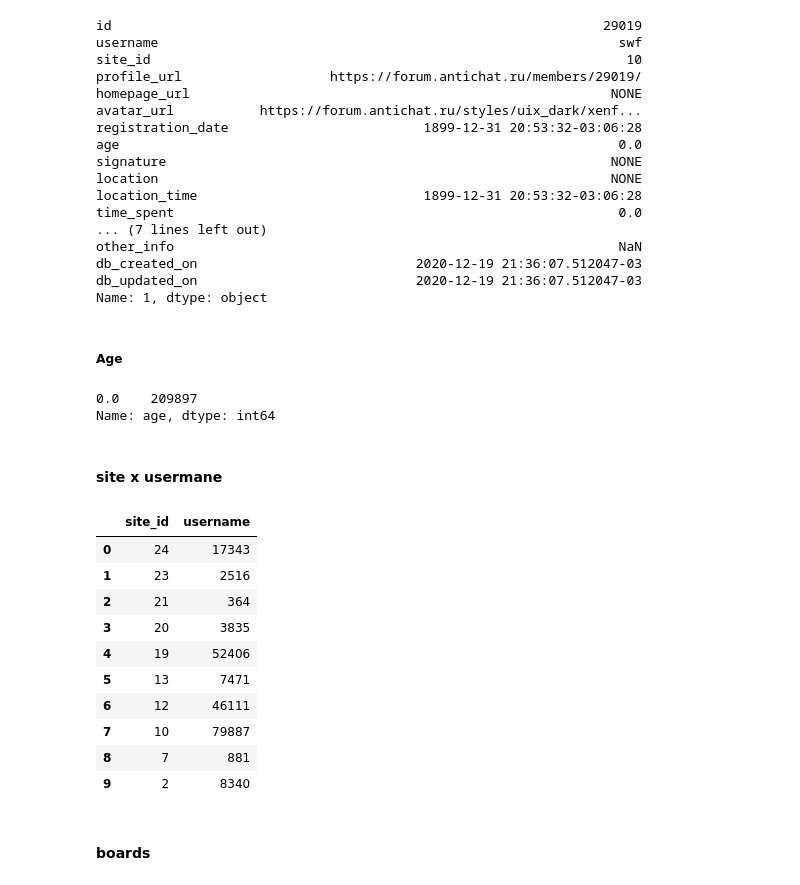
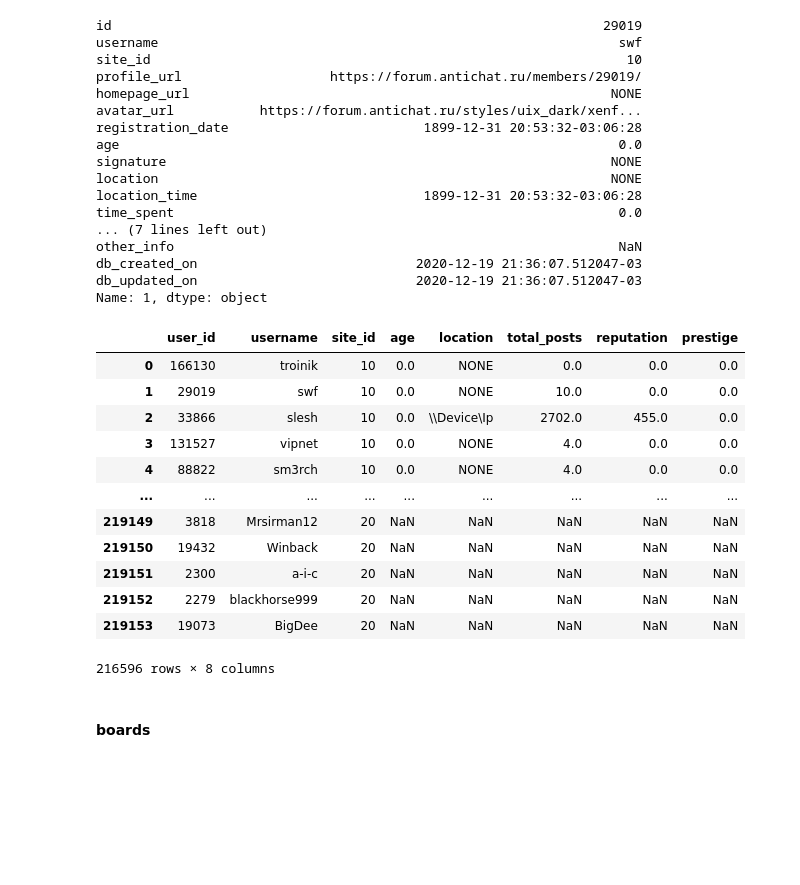
Before and after one commit to fmorenovr/crimepy, a Jupyter notebook: notebooks/3_DB_Exploration.ipynb, the cells around one changed output. Drawn from its saved outputs; the diff is of its cells as text; code cells hidden in the pictures; blank space fills up the shorter version.

```diff
--- a/notebooks/3_DB_Exploration.ipynb
+++ b/notebooks/3_DB_Exploration.ipynb
@@ -52,36 +52,25 @@ other_info                                                         NaN
 db_created_on                            2020-12-19 21:36:07.512047-03
 db_updated_on                            2020-12-19 21:36:07.512047-03
 Name: 1, dtype: object
-# %% [markdown]
-##### Age
-# %%
-members_df["age"].value_counts()
-# %% [output]
-0.0    209897
-Name: age, dtype: int64
-# %% [markdown]
-#### site x usermane
-# %%
-site_users_df = pd.pivot_table(members_df,
-                 index=["site_id"],
-                 values=["username"],
-                 aggfunc={
-                     "username":len
-                 }
-                ).sort_values(by="site_id", ascending=False).reset_index(level=0)
-site_users_df
-# %% [output]
-|  | site_id | username |
-| 0 | 24 | 17343 |
-| 1 | 23 | 2516 |
-| 2 | 21 | 364 |
-| 3 | 20 | 3835 |
-| 4 | 19 | 52406 |
-| 5 | 13 | 7471 |
-| 6 | 12 | 46111 |
-| 7 | 10 | 79887 |
-| 8 | 7 | 881 |
-| 9 | 2 | 8340 |
+# %%
+members_df = members_df[["id", "username", "site_id", "age", "location", "total_posts", "reputation", "prestige"]].copy().drop_duplicates()
+members_df = members_df[ (members_df["username"].str.lower()!="none") & (~members_df["username"].isna()) ].copy().drop_duplicates()
+members_df.rename(columns={"id":"user_id"}, inplace=True)
+members_df
+# %% [output]
+|  | user_id | username | site_id | age | location | total_posts | reputation | prestige |
+| 0 | 166130 | troinik | 10 | 0.0 | NONE | 0.0 | 0.0 | 0.0 |
+| 1 | 29019 | swf | 10 | 0.0 | NONE | 10.0 | 0.0 | 0.0 |
+| 2 | 33866 | slesh | 10 | 0.0 | \\Device\Ip | 2702.0 | 455.0 | 0.0 |
+| 3 | 131527 | vipnet | 10 | 0.0 | NONE | 4.0 | 0.0 | 0.0 |
+| 4 | 88822 | sm3rch | 10 | 0.0 | NONE | 4.0 | 0.0 | 0.0 |
+| ... | ... | ... | ... | ... | ... | ... | ... | ... |
+| 219149 | 3818 | Mrsirman12 | 20 | NaN | NaN | NaN | NaN | NaN |
+| 219150 | 19432 | Winback | 20 | NaN | NaN | NaN | NaN | NaN |
+| 219151 | 2300 | a-i-c | 20 | NaN | NaN | NaN | NaN | NaN |
+| 219152 | 2279 | blackhorse999 | 20 | NaN | NaN | NaN | NaN | NaN |
+| 219153 | 19073 | BigDee | 20 | NaN | NaN | NaN | NaN | NaN |
+216596 rows × 8 columns
 # %% [markdown]
 #### boards
 # %%
```
Also changed, not shown: parts of 35 cells of this notebook.
